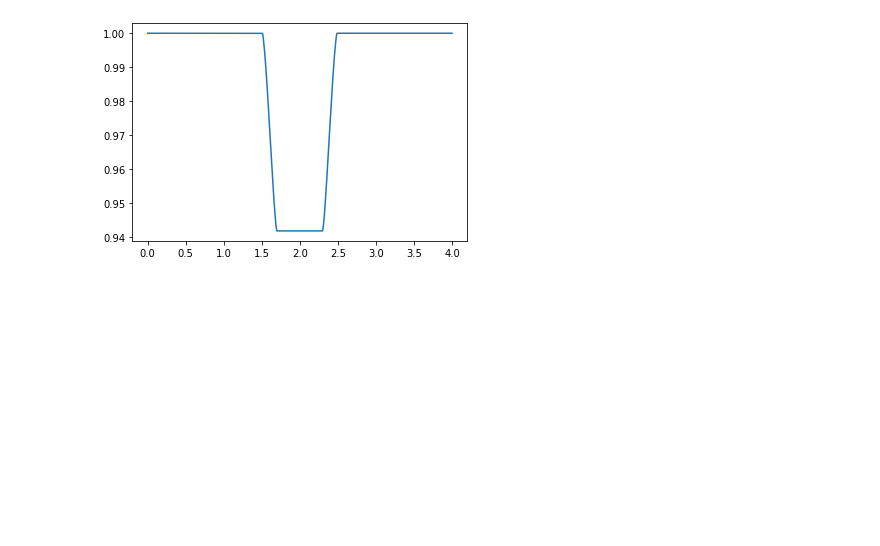
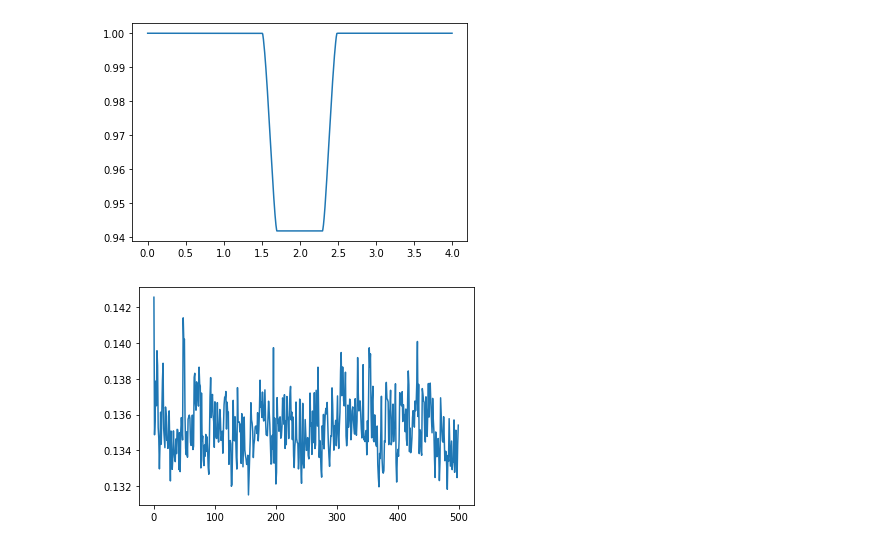
Before and after one commit to joshua-bromley/mcmcSampler, a Jupyter notebook: transitSim.ipynb, the cells around one changed output. Drawn from its saved outputs; the diff is of its cells as text; code cells hidden in the pictures; blank space fills up the shorter version.

```diff
--- a/transitSim.ipynb
+++ b/transitSim.ipynb
@@ -66,7 +66,9 @@ def transitSim(a,b,r, speed, times, tref):
     return flux
 # %%
 times = np.linspace(0,4,1000)
-timeStart = time.time()
-flux = transitSim(10,10,40,1,times,2)
-timeEnd = time.time()
-print(timeEnd - timeStart)
+runtime = []
+for i in range(500):
+    timeStart = time.time()
+    flux = transitSim(10,10,40,1,times,2)
+    timeEnd = time.time()
+    runtime.append(timeEnd - timeStart)
@@ -81,3 +78,9 @@ fig.plot(times,flux)
 plt.show()
 # %% [output]
 [figure]
+# %%
+fig = plt.subplot()
+fig.plot(runtime)
+plt.show()
+# %% [output]
+[figure, added]
```
Also changed, not shown: parts of 2 cells of this notebook, 1 other file.
